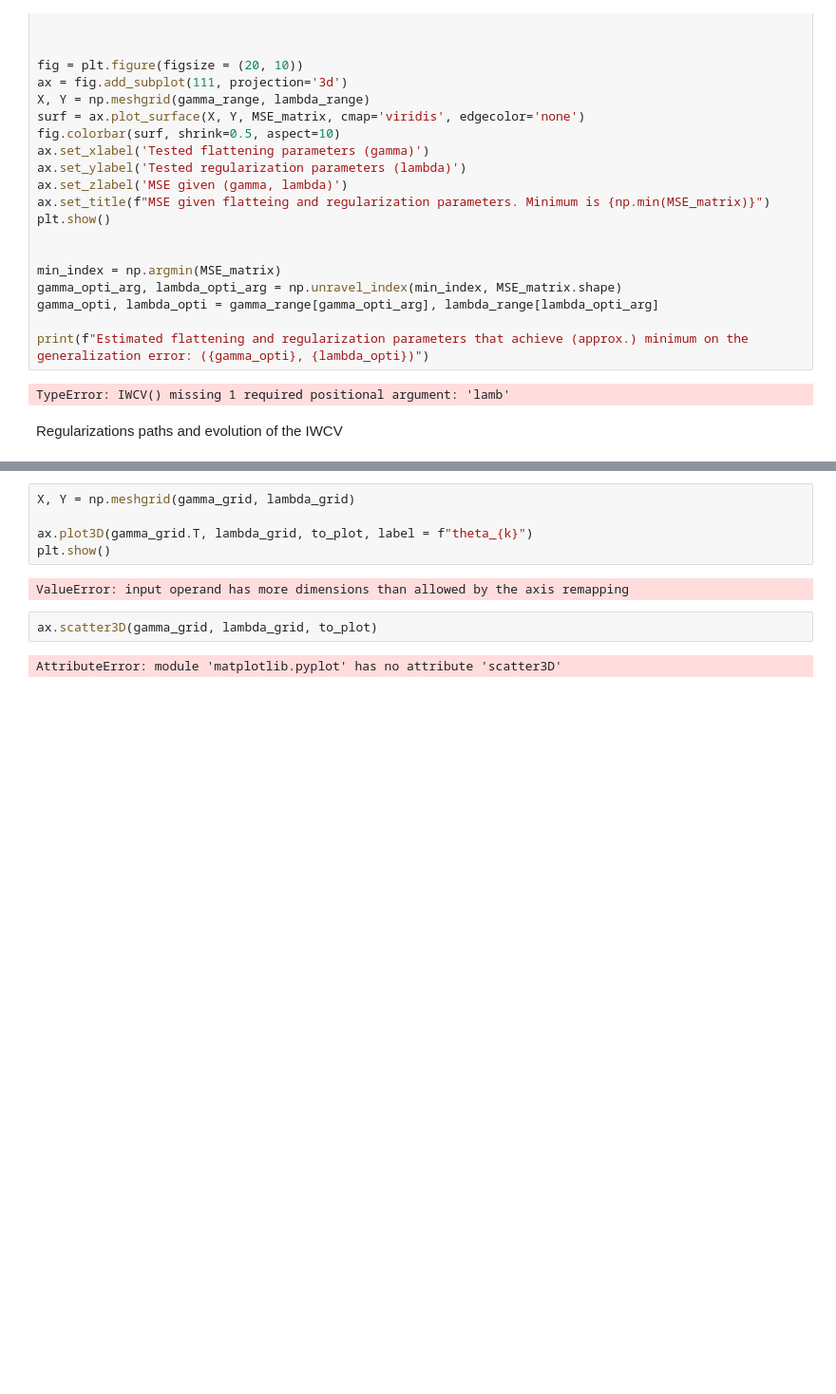
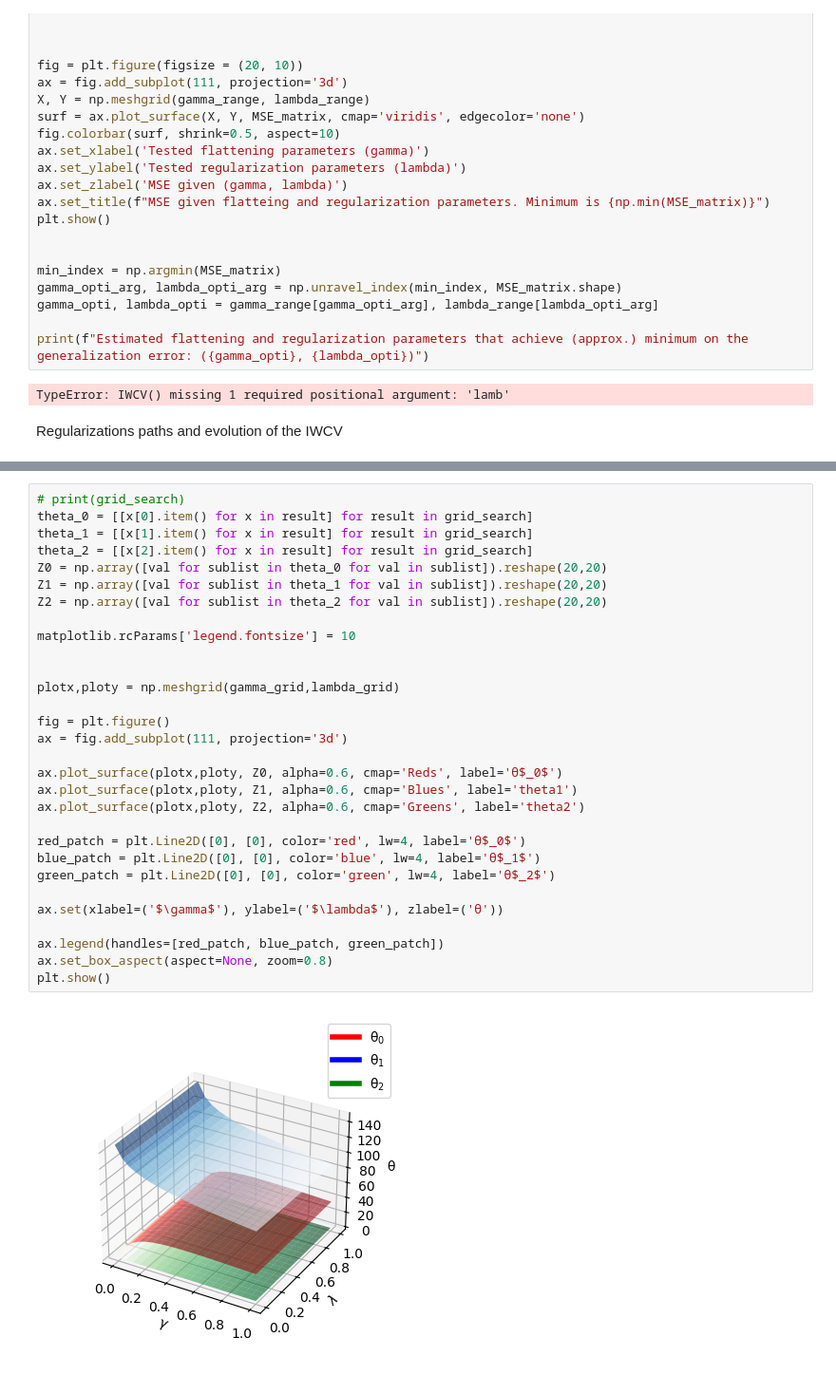
Before and after one commit to kspinakisepfl/stml-covariate-shift, a Jupyter notebook: codes/test.ipynb, the cells around one changed output, grey strips where cells are left out. Shown at 95% size. Cells and saved outputs as stored; diff of their text form; blank space fills up the shorter version.

Commit message:
3D plot for parametric IWCV

```diff
--- a/codes/test.ipynb
+++ b/codes/test.ipynb
@@ -309,11 +319,32 @@ print(gamma_grid.shape, lambda_grid.shape, to_plot.shape)
-# %%
-X, Y = np.meshgrid(gamma_grid, lambda_grid)
-
-ax.plot3D(gamma_grid.T, lambda_grid, to_plot, label = f"theta_{k}")
-plt.show()
-# %% [output]
-ValueError: input operand has more dimensions than allowed by the axis remapping
-# %%
-ax.scatter3D(gamma_grid, lambda_grid, to_plot)
-# %% [output]
-AttributeError: module 'matplotlib.pyplot' has no attribute 'scatter3D'
+# %%
+# print(grid_search)
+theta_0 = [[x[0].item() for x in result] for result in grid_search]
+theta_1 = [[x[1].item() for x in result] for result in grid_search]
+theta_2 = [[x[2].item() for x in result] for result in grid_search]
+Z0 = np.array([val for sublist in theta_0 for val in sublist]).reshape(20,20)
+Z1 = np.array([val for sublist in theta_1 for val in sublist]).reshape(20,20)
+Z2 = np.array([val for sublist in theta_2 for val in sublist]).reshape(20,20)
+
+matplotlib.rcParams['legend.fontsize'] = 10
+
+
+plotx,ploty = np.meshgrid(gamma_grid,lambda_grid)
+
+fig = plt.figure()
+ax = fig.add_subplot(111, projection='3d')
+
+ax.plot_surface(plotx,ploty, Z0, alpha=0.6, cmap='Reds', label='θ$_0$')
+ax.plot_surface(plotx,ploty, Z1, alpha=0.6, cmap='Blues', label='theta1')
+ax.plot_surface(plotx,ploty, Z2, alpha=0.6, cmap='Greens', label='theta2')
+
+red_patch = plt.Line2D([0], [0], color='red', lw=4, label='θ$_0$')
+blue_patch = plt.Line2D([0], [0], color='blue', lw=4, label='θ$_1$')
+green_patch = plt.Line2D([0], [0], color='green', lw=4, label='θ$_2$')
+
+ax.set(xlabel=('$\gamma$'), ylabel=('$\lambda$'), zlabel=('θ'))
+
+ax.legend(handles=[red_patch, blue_patch, green_patch])
+ax.set_box_aspect(aspect=None, zoom=0.8)
+plt.show()
+# %% [output]
+[figure, added]
```
Also changed, not shown: parts of 5 cells of this notebook, 1 other file.
